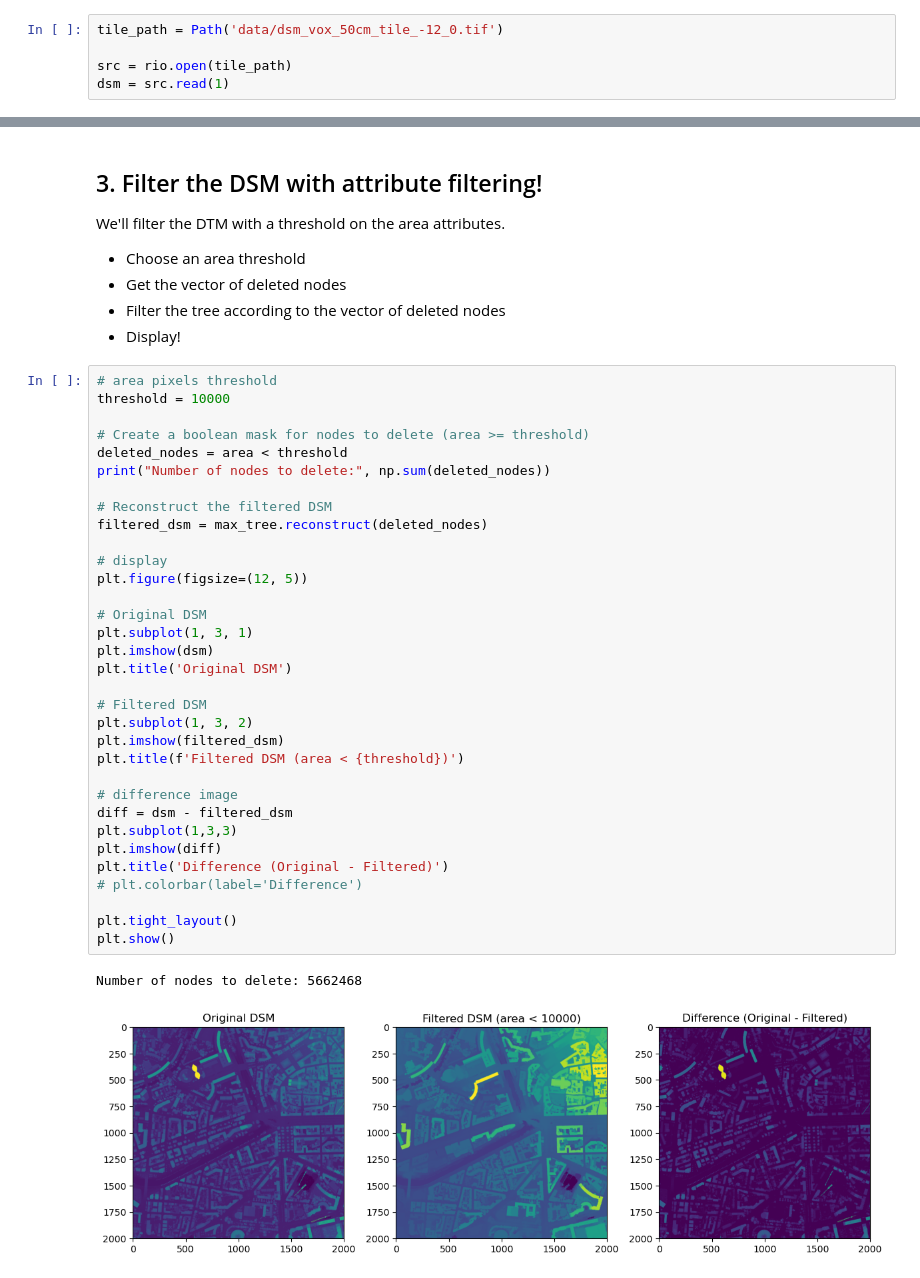
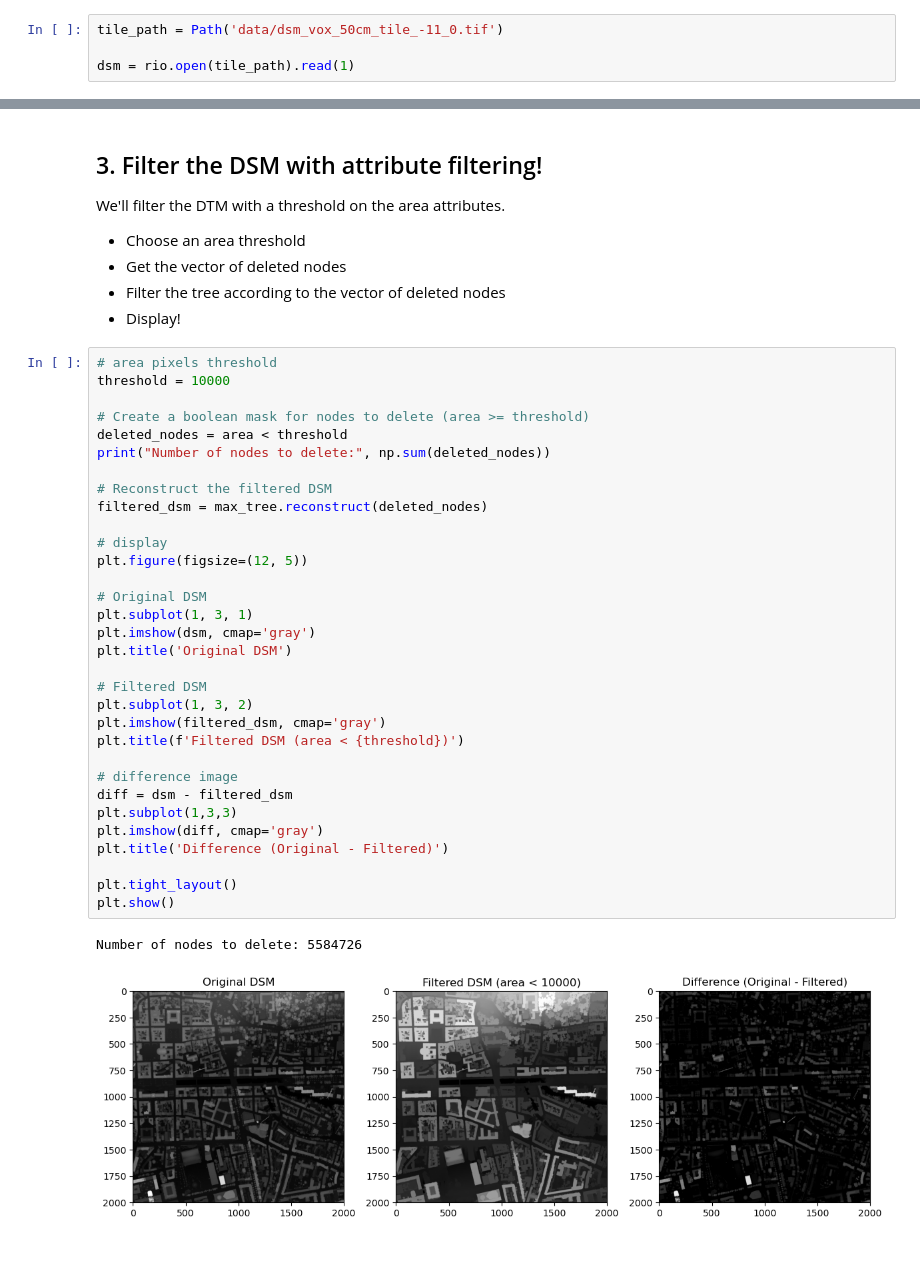
Before and after one commit to Ethel-Ogallo/UBS_ERSIP, a Jupyter notebook: Final Project/Activity_1/3 - Max-tree and attribute filtering.ipynb, the cells around one changed output, grey strips where cells are left out. Saved outputs shown, nothing was run; the diff lists cells and outputs as text.

Commit message:
notebook: changed input image

```diff
--- a/Final Project/Activity_1/3 - Max-tree and attribute filtering.ipynb
+++ b/Final Project/Activity_1/3 - Max-tree and attribute filtering.ipynb
@@ -13,10 +13,9 @@ import sap # To create morphological trees
 
 - Load the dsm tile `tile_path`
 # %%
-tile_path = Path('data/dsm_vox_50cm_tile_-12_0.tif')
+tile_path = Path('data/dsm_vox_50cm_tile_-11_0.tif')
 
-src = rio.open(tile_path)
-dsm = src.read(1)
+dsm = rio.open(tile_path).read(1)
 # %% [markdown]
 ## 1. Create the max-tree of the DSM with the Python package `sap`
 
@@ -75,37 +74,36 @@ We'll filter the DTM with a threshold on the area attributes.
 # %%
 # area pixels threshold
 threshold = 10000
 
 # Create a boolean mask for nodes to delete (area >= threshold)
 deleted_nodes = area < threshold
 print("Number of nodes to delete:", np.sum(deleted_nodes))
 
 # Reconstruct the filtered DSM
 filtered_dsm = max_tree.reconstruct(deleted_nodes)
 
 # display
 plt.figure(figsize=(12, 5))
 
 # Original DSM
 plt.subplot(1, 3, 1)
-plt.imshow(dsm)
+plt.imshow(dsm, cmap='gray')
 plt.title('Original DSM')
 
 # Filtered DSM
 plt.subplot(1, 3, 2)
-plt.imshow(filtered_dsm)
+plt.imshow(filtered_dsm, cmap='gray')
 plt.title(f'Filtered DSM (area < {threshold})')
 
 # difference image
 diff = dsm - filtered_dsm
 plt.subplot(1,3,3)
-plt.imshow(diff)
+plt.imshow(diff, cmap='gray')
 plt.title('Difference (Original - Filtered)')
-# plt.colorbar(label='Difference')
 
 plt.tight_layout()
 plt.show()
 # %% [output]
-Number of nodes to delete: 5662468
+Number of nodes to delete: 5584726
-[figure, old version]
+[figure, new version]
 # %% [raw]
```
Also changed, not shown: parts of 4 cells of this notebook.
